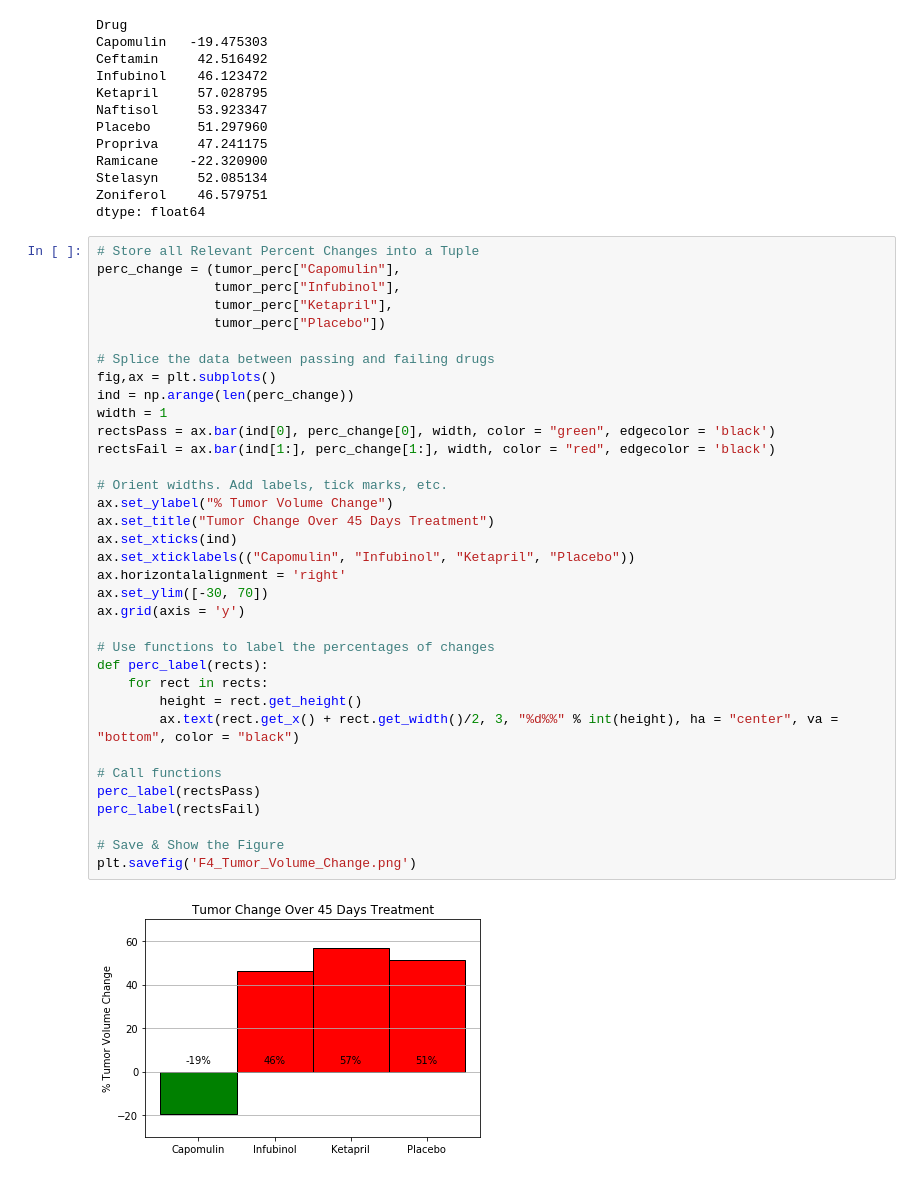
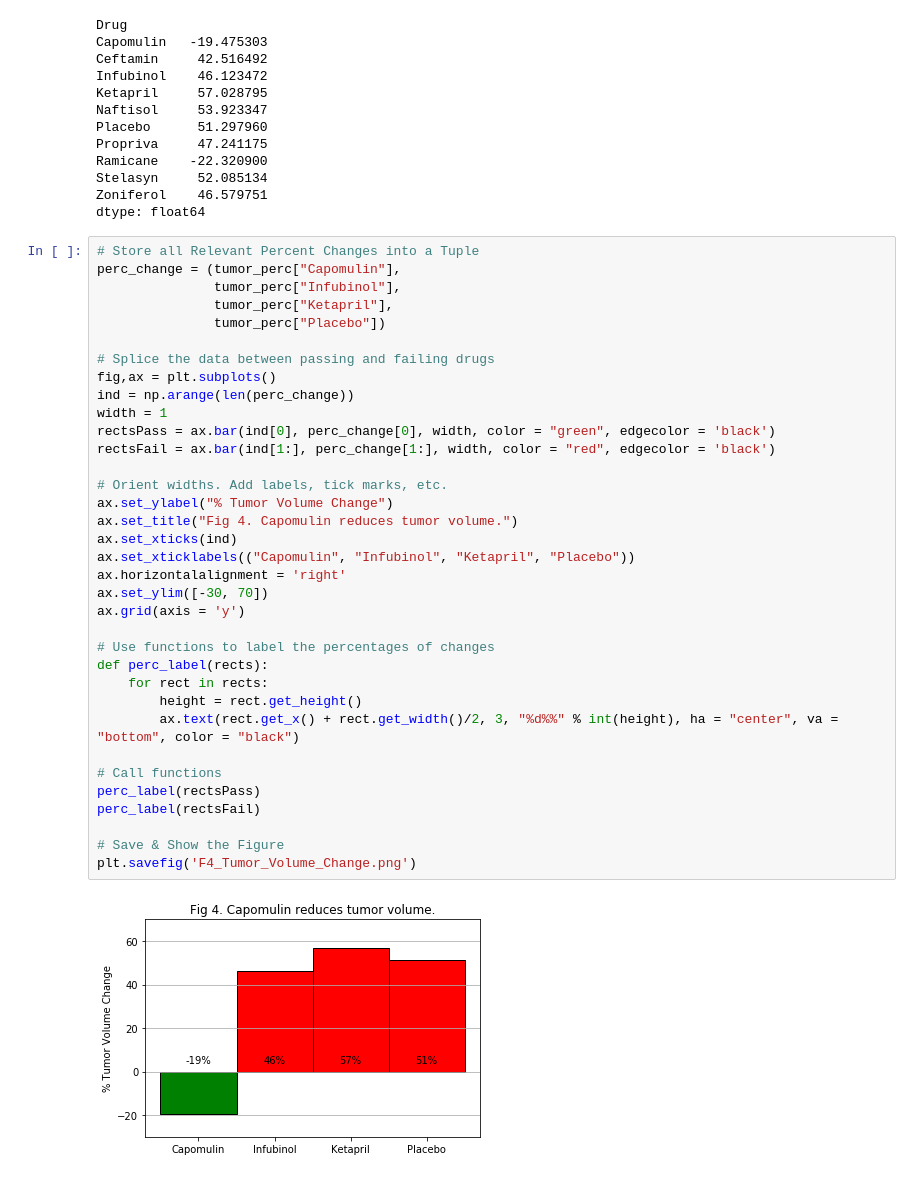
Before and after one commit to catherinegomes/matplotlib-challenge, a Jupyter notebook: Pymaceuticals/pymaceuticals_starter.ipynb, the cells around one changed output. Drawn from its saved outputs; the diff is of its cells as text.

```diff
--- a/Pymaceuticals/pymaceuticals_starter.ipynb
+++ b/Pymaceuticals/pymaceuticals_starter.ipynb
@@ -291,32 +313,32 @@ perc_change = (tumor_perc["Capomulin"],
                tumor_perc["Placebo"])
 
 # Splice the data between passing and failing drugs
 fig,ax = plt.subplots()
 ind = np.arange(len(perc_change))
 width = 1
 rectsPass = ax.bar(ind[0], perc_change[0], width, color = "green", edgecolor = 'black')
 rectsFail = ax.bar(ind[1:], perc_change[1:], width, color = "red", edgecolor = 'black')
 
 # Orient widths. Add labels, tick marks, etc.
 ax.set_ylabel("% Tumor Volume Change")
-ax.set_title("Tumor Change Over 45 Days Treatment")
+ax.set_title("Fig 4. Capomulin reduces tumor volume.")
 ax.set_xticks(ind)
 ax.set_xticklabels(("Capomulin", "Infubinol", "Ketapril", "Placebo"))
 ax.horizontalalignment = 'right'
 ax.set_ylim([-30, 70])
 ax.grid(axis = 'y')
 
 # Use functions to label the percentages of changes
 def perc_label(rects):
     for rect in rects:
         height = rect.get_height()
         ax.text(rect.get_x() + rect.get_width()/2, 3, "%d%%" % int(height), ha = "center", va = "bottom", color = "black")
 
 # Call functions
 perc_label(rectsPass)
 perc_label(rectsFail)
 
 # Save & Show the Figure
 plt.savefig('F4_Tumor_Volume_Change.png')
 # %% [output]
-[figure, old version]
+[figure, new version]
```
Also changed, not shown: parts of 6 cells of this notebook, 4 other files.
